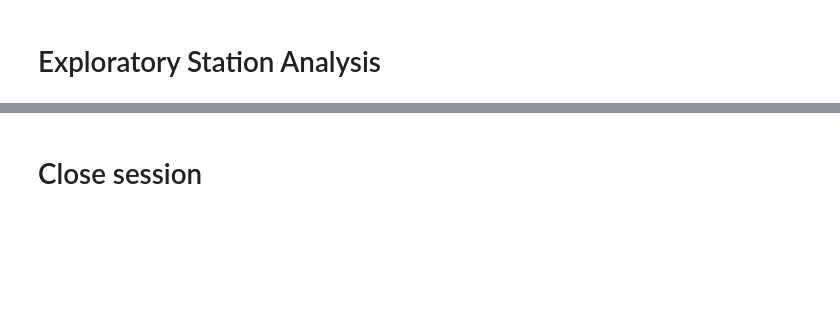
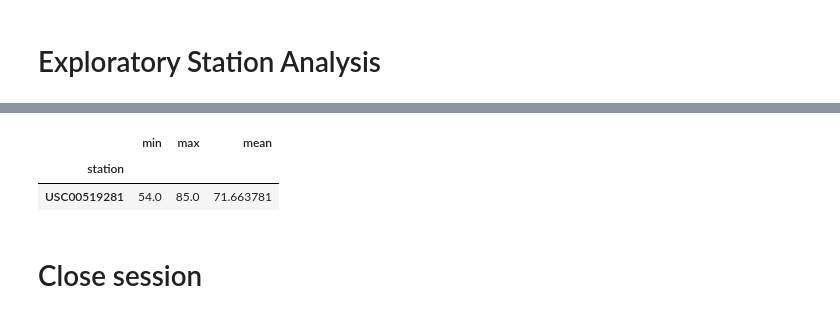
Before and after one commit to cayelsie/SQLalchemy-Hawaii-trip, a Jupyter notebook: climate_main.ipynb, the cells around one changed output, grey strips where cells are left out. Cells and saved outputs as stored; diff of their text form; code cells hidden in the pictures; blank space fills up the shorter version.

```diff
--- a/climate_main.ipynb
+++ b/climate_main.ipynb
@@ -172,3 +210,17 @@ Query Date:  2016-08-23
+# %%
+# Using the most active station id from the previous query, calculate the lowest, highest, and average temperature.
+active_data = session.query(Measurement.station, Measurement.tobs).filter(Measurement.station == "USC00519281").all()
+active_data
+
+
+#Probably not the way I'm supposed to do it, but this method works...make into a df and do aggregate calculations
+active_data_df = pd.DataFrame(active_data)
+active_data_df
+active_data_df.groupby(["station"])["tobs"].agg(['min', 'max', 'mean'])
+# %% [output]
+|  | min | max | mean |
+| station |  |  |  |
+| USC00519281 | 54.0 | 85.0 | 71.663781 |
 # %%
 # Using the most active station id
 # Query the last 12 months of temperature observation data for this station and plot the results as a histogram
```
Also changed, not shown: parts of 6 cells of this notebook.
